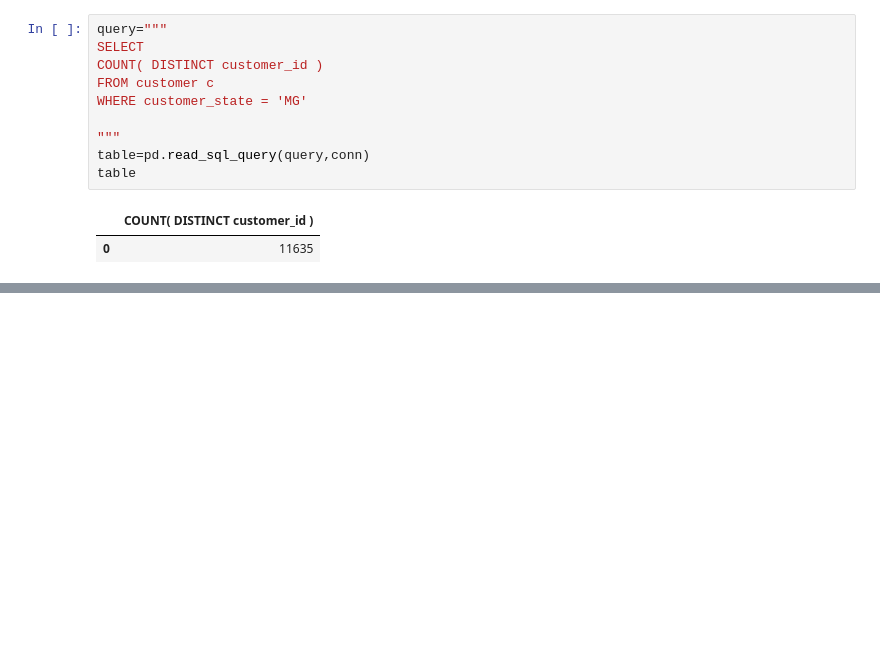
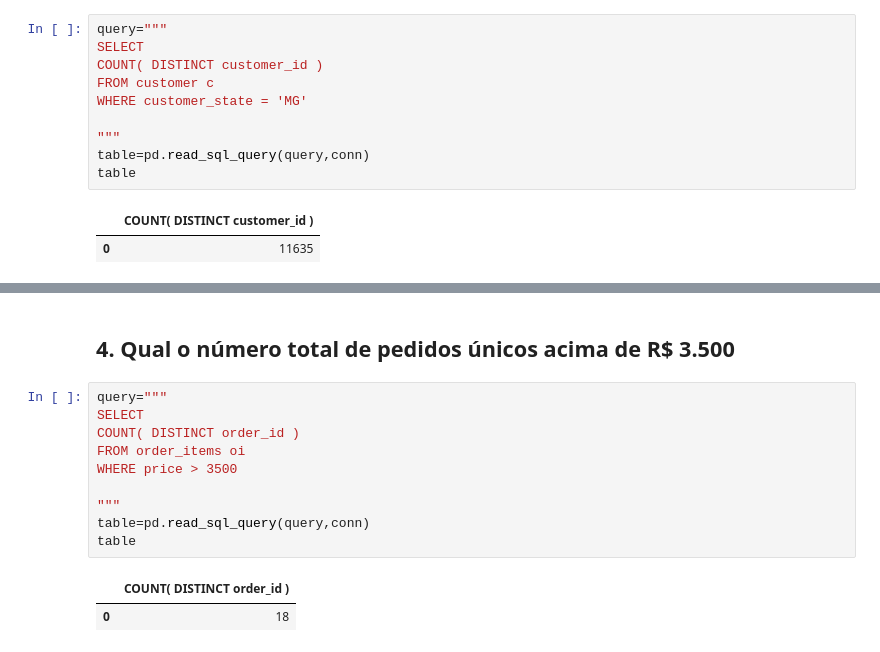
Before and after one commit to alessandra-barbosa/olist_brazil_advanced_sql, a Jupyter notebook: olist_brazil_avanced_sql.ipynb, the cells around one changed output, grey strips where cells are left out. Saved outputs shown, nothing was run; the diff lists cells and outputs as text; blank space fills up the shorter version.

```diff
--- a/olist_brazil_avanced_sql.ipynb
+++ b/olist_brazil_avanced_sql.ipynb
@@ -560,0 +568,15 @@ seller_id                 TEXT,
+# %% [markdown]
+## 4. Qual o número total de pedidos únicos acima de R$ 3.500
+# %%
+query="""
+SELECT
+COUNT( DISTINCT order_id )
+FROM order_items oi
+WHERE price > 3500
+
+"""
+table=pd.read_sql_query(query,conn)
+table
+# %% [output]
+|  | COUNT( DISTINCT order_id ) |
+| 0 | 18 |
```
Also changed, not shown: parts of 30 cells of this notebook, 2 other files.
